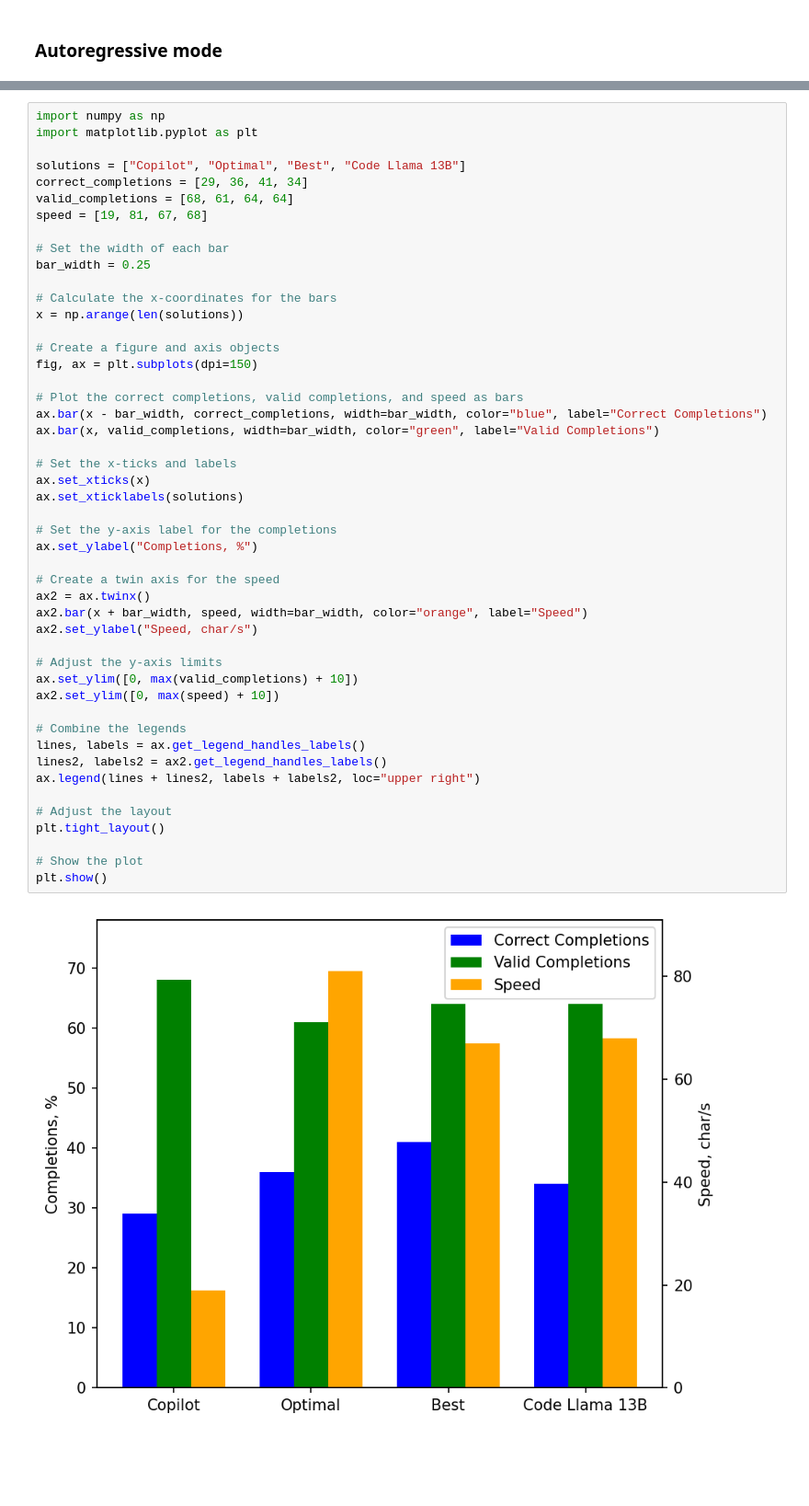
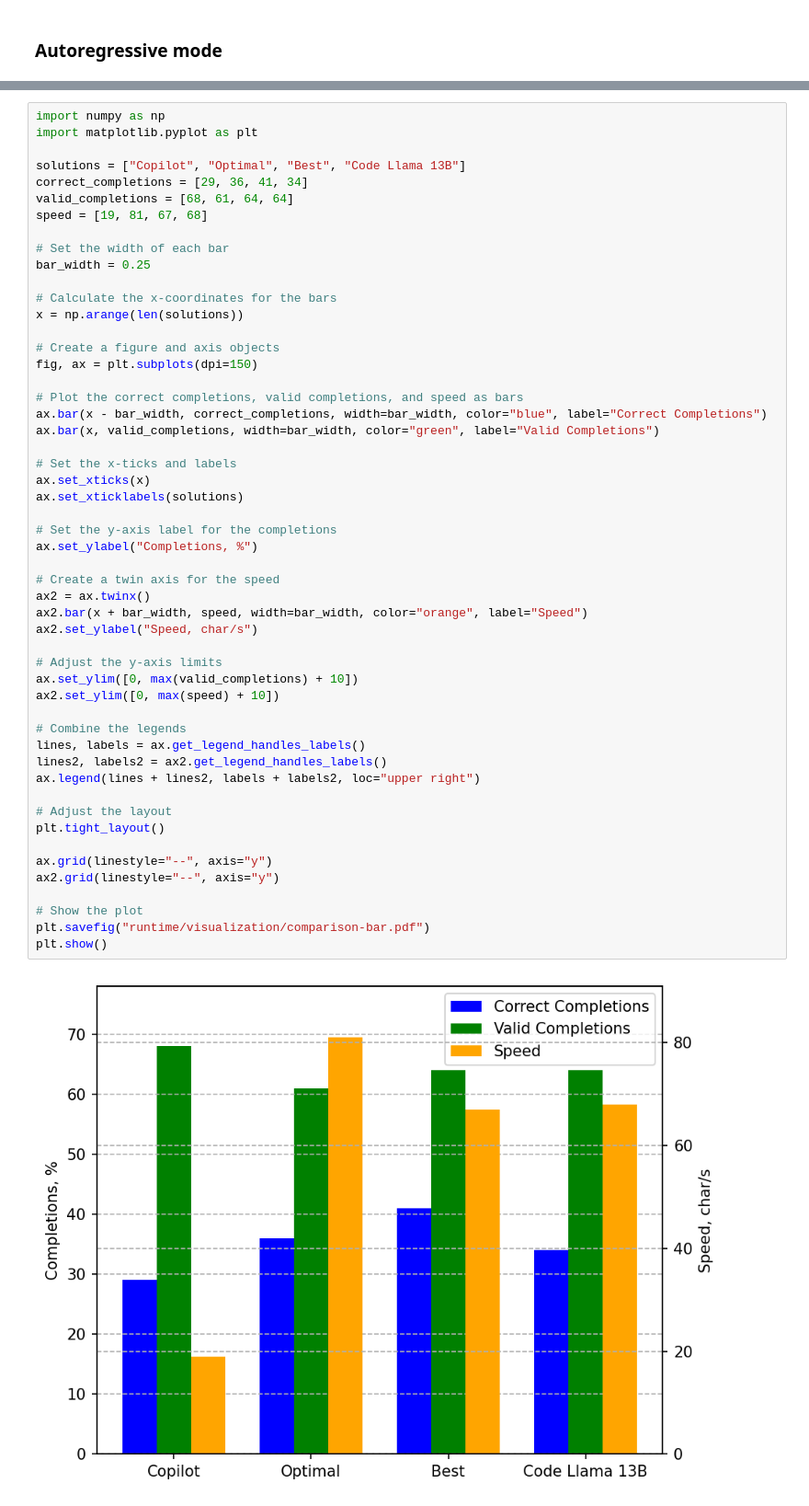
Before and after one commit to BohdanPetryshyn/openapi-completion-benchmark, a Jupyter notebook: visualization.ipynb, the cells around one changed output, grey strips where cells are left out. Shown at 92% size. Cells and saved outputs as stored; diff of their text form; blank space fills up the shorter version.

Commit message:
feat: add more visualizations
Signed-off-by: Bohdan Petryshyn <b.y.petryshyn@gmail.com>

```diff
--- a/visualization.ipynb
+++ b/visualization.ipynb
@@ -342,31 +526,35 @@ fig, ax = plt.subplots(dpi=150)
 ax.bar(x - bar_width, correct_completions, width=bar_width, color="blue", label="Correct Completions")
 ax.bar(x, valid_completions, width=bar_width, color="green", label="Valid Completions")
 
 # Set the x-ticks and labels
 ax.set_xticks(x)
 ax.set_xticklabels(solutions)
 
 # Set the y-axis label for the completions
 ax.set_ylabel("Completions, %")
 
 # Create a twin axis for the speed
 ax2 = ax.twinx()
 ax2.bar(x + bar_width, speed, width=bar_width, color="orange", label="Speed")
 ax2.set_ylabel("Speed, char/s")
 
 # Adjust the y-axis limits
 ax.set_ylim([0, max(valid_completions) + 10])
 ax2.set_ylim([0, max(speed) + 10])
 
 # Combine the legends
 lines, labels = ax.get_legend_handles_labels()
 lines2, labels2 = ax2.get_legend_handles_labels()
 ax.legend(lines + lines2, labels + labels2, loc="upper right")
 
 # Adjust the layout
 plt.tight_layout()
 
+ax.grid(linestyle="--", axis="y")
+ax2.grid(linestyle="--", axis="y")
+
 # Show the plot
+plt.savefig("runtime/visualization/comparison-bar.pdf")
 plt.show()
 # %% [output]
-[figure, old version]
+[figure, new version]
```
Also changed, not shown: parts of 19 cells of this notebook, 2 other files.
